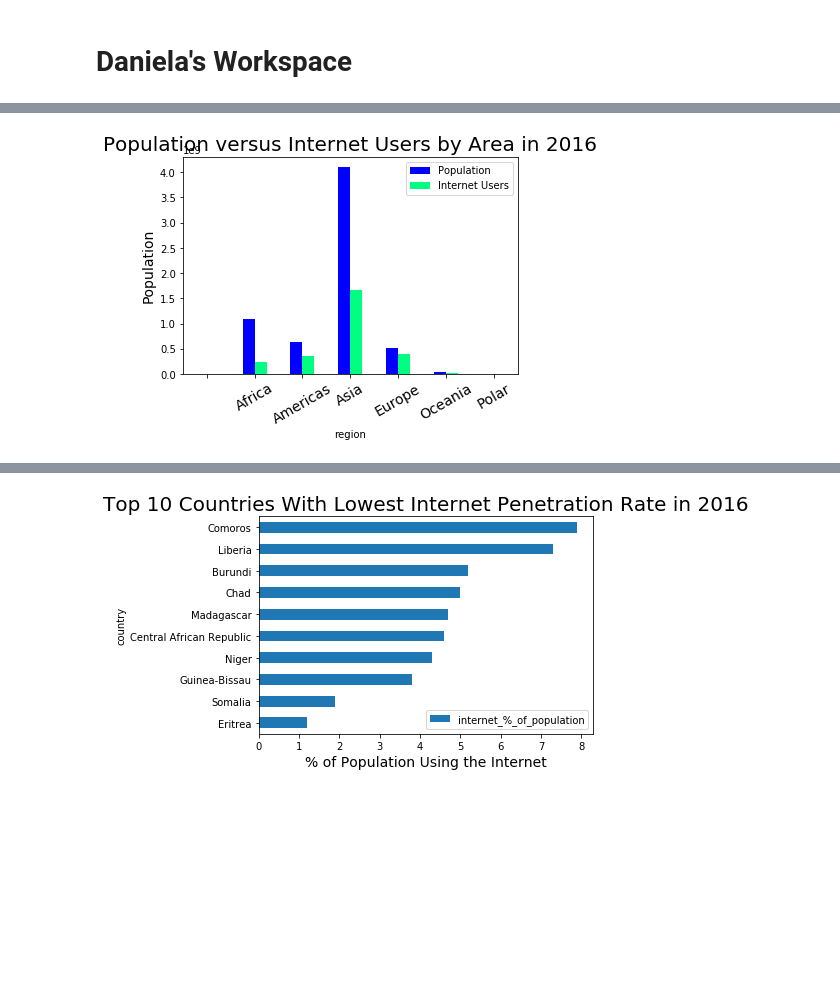
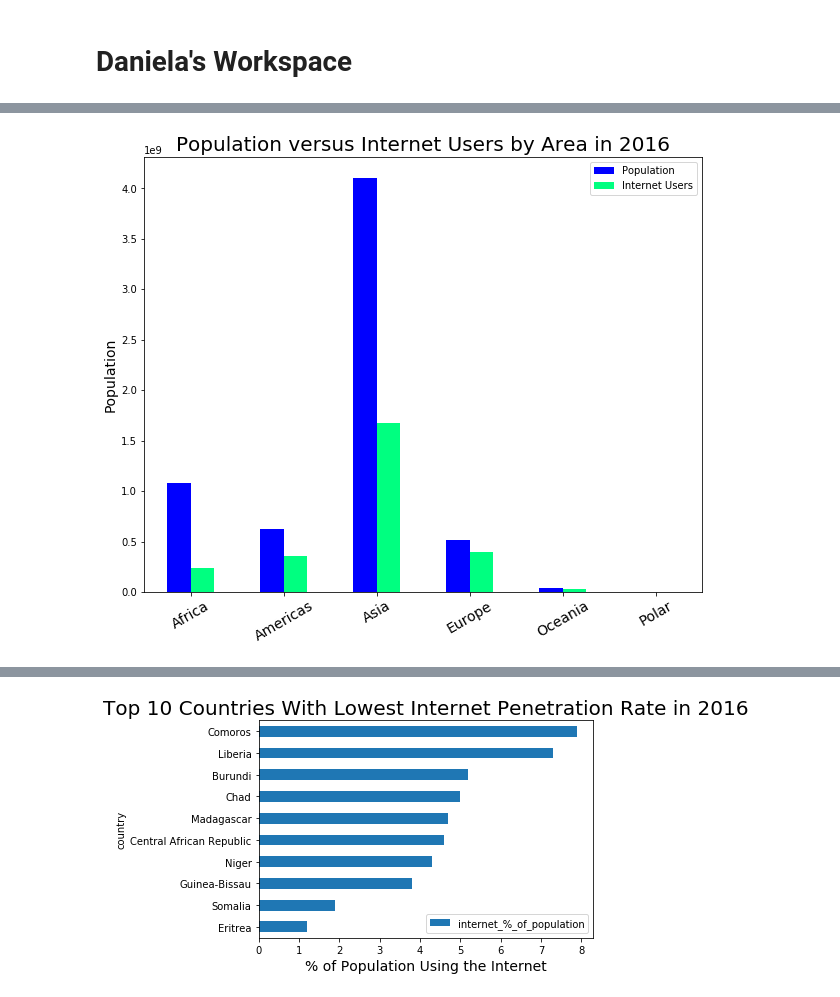
Before and after one commit to JoshuaFarmerATX/butterfly-effect, a Jupyter notebook: butterfly_effect.ipynb, the cells around one changed output, grey strips where cells are left out. Drawn from its saved outputs; the diff is of its cells as text; code cells hidden in the pictures; blank space fills up the shorter version.

Commit message:
Fixed some plots.

```diff
--- a/butterfly_effect.ipynb
+++ b/butterfly_effect.ipynb
@@ -137,17 +111,19 @@ plt.show()
 # %%
 # Population versus Internet users by area
 per_sub_area = (merged_data[['region', 'population', 'internet_users']]).groupby(['region']).sum()
 
 #plot
 per_sub_area.plot(kind="bar",
-                  colormap='winter'
+                  colormap='winter',
+                  figsize=(10,8)
                  )
 
 plt.title('Population versus Internet Users by Area in 2016', fontsize=20)
 plt.ylabel("Population", fontsize=14)
+plt.xlabel('')
 plt.legend(['Population', "Internet Users"]);
 plt.xticks(rotation =30,fontsize =14)
 
 plt.show()
 # %% [output]
-[figure, old version]
+[figure, new version]
```
Also changed, not shown: parts of 10 cells of this notebook.
